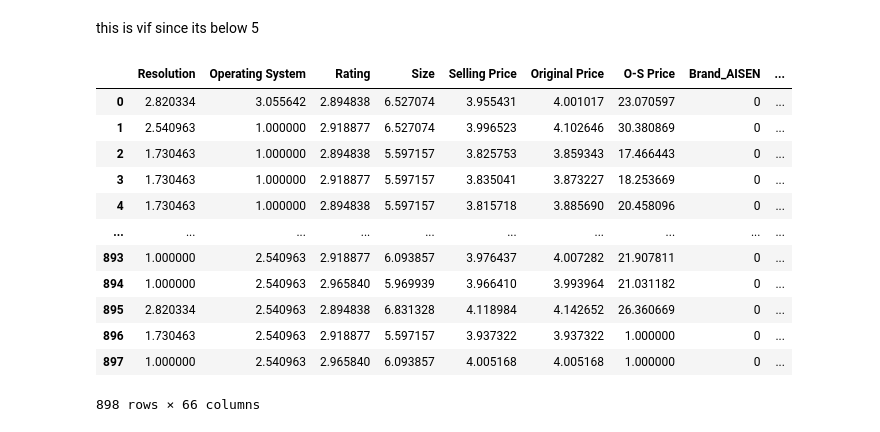
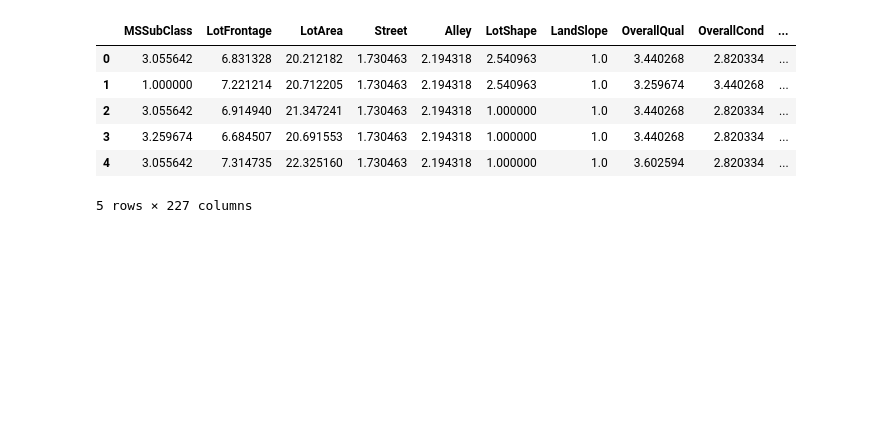
Before and after one commit to Vicepp/Predictive-Analysis, a Jupyter notebook: Untitled.ipynb, the cells around one changed output. Cells and saved outputs as stored; diff of their text form; code cells hidden in the pictures; blank space fills up the shorter version.

```diff
--- a/Untitled.ipynb
+++ b/Untitled.ipynb
@@ -317,2 +404,0 @@ df["Selling Price"] = np.log1p(df["Selling Price"])
-# %%
-df["Original Price"] = np.log1p(df["Original Price"])
@@ -334,0 +405,9 @@ df
+# %%
+ibe= LabelEncoder()
+encodecolumns = ("FireplaceQu","BsmtQual","BsmtCond","ExterQual","ExterCond","HeatingQC","GarageQual",
+                "GarageCond","PoolQC","KitchenQual","BsmtFinType1","BsmtFinType2","Functional","Fence",
+                "BsmtExposure","GarageFinish","LandSlope","LotShape","PavedDrive","Street","Alley",
+                "CentralAir","MSSubClass","OverallCond","YrSold","MoSold")
+for i in encodecolumns :
+    ibe.fit(list(df[i].values))
+    df[i] = ibe.transform(list(df[i].values))
@@ -335,7 +440,6 @@ df
 # %%
-from scipy.stats import skew
-numeric= df.dtypes[df.dtypes != "object"].index
-skewed_var = df[numeric].apply(lambda x: skew(x.dropna())).sort_values(ascending=False)
-skewness=pd.DataFrame({"Skewed Feautures" : skewed_var})
-skewness
+num = df.dtypes[df.dtypes !="object"].index
+skewed_var= df[num].apply(lambda x:skew(x.dropna())).sort_values(ascending= False)
+skw=pd.DataFrame({"Skewed Features": skewed_var})
+skw
 # %% [output]
@@ -350,7 +465,6 @@ skewness
 # %%
-from scipy.special import boxcox1p
-skewness= skewness[abs(skewness) > 0.75]
-skew_var2 = skewness.index
-for i in skew_var2 :
-    df[i] = boxcox1p(df[i], 0.15)
+skw= skw[abs(skw)>0.75]
+skw_var2= skw.index
+for i in skw_var2:
+    df[i]= boxcox1p(df[i], 0.15)
     df[i] +=1
@@ -380,20 +471,12 @@ vif
-# %% [markdown]
-this is vif since its below 5
 # %%
 df = pd.get_dummies(df)
 # %%
-df
+df.head()
 # %% [output]
-|  | Resolution | Operating System | Rating | Size | Selling Price | Original Price | O-S Price | Brand_AISEN | ... |
-| 0 | 2.820334 | 3.055642 | 2.894838 | 6.527074 | 3.955431 | 4.001017 | 23.070597 | 0 | ... |
-| 1 | 2.540963 | 1.000000 | 2.918877 | 6.527074 | 3.996523 | 4.102646 | 30.380869 | 0 | ... |
-| 2 | 1.730463 | 1.000000 | 2.894838 | 5.597157 | 3.825753 | 3.859343 | 17.466443 | 0 | ... |
-| 3 | 1.730463 | 1.000000 | 2.918877 | 5.597157 | 3.835041 | 3.873227 | 18.253669 | 0 | ... |
-| 4 | 1.730463 | 1.000000 | 2.894838 | 5.597157 | 3.815718 | 3.885690 | 20.458096 | 0 | ... |
-| ... | ... | ... | ... | ... | ... | ... | ... | ... | ... |
-| 893 | 1.000000 | 2.540963 | 2.918877 | 6.093857 | 3.976437 | 4.007282 | 21.907811 | 0 | ... |
-| 894 | 1.000000 | 2.540963 | 2.965840 | 5.969939 | 3.966410 | 3.993964 | 21.031182 | 0 | ... |
-| 895 | 2.820334 | 2.540963 | 2.894838 | 6.831328 | 4.118984 | 4.142652 | 26.360669 | 0 | ... |
-| 896 | 1.730463 | 2.540963 | 2.918877 | 5.597157 | 3.937322 | 3.937322 | 1.000000 | 0 | ... |
-| 897 | 1.000000 | 2.540963 | 2.965840 | 6.093857 | 4.005168 | 4.005168 | 1.000000 | 0 | ... |
+|  | MSSubClass | LotFrontage | LotArea | Street | Alley | LotShape | LandSlope | OverallQual | OverallCond | ... |
+| 0 | 3.055642 | 6.831328 | 20.212182 | 1.730463 | 2.194318 | 2.540963 | 1.0 | 3.440268 | 2.820334 | ... |
+| 1 | 1.000000 | 7.221214 | 20.712205 | 1.730463 | 2.194318 | 2.540963 | 1.0 | 3.259674 | 3.440268 | ... |
+| 2 | 3.055642 | 6.914940 | 21.347241 | 1.730463 | 2.194318 | 1.000000 | 1.0 | 3.440268 | 2.820334 | ... |
+| 3 | 3.259674 | 6.684507 | 20.691553 | 1.730463 | 2.194318 | 1.000000 | 1.0 | 3.440268 | 2.820334 | ... |
+| 4 | 3.055642 | 7.314735 | 22.325160 | 1.730463 | 2.194318 | 1.000000 | 1.0 | 3.602594 | 2.820334 | ... |
-898 rows × 66 columns
+5 rows × 227 columns
```
Also changed, not shown: parts of 180 cells of this notebook, 1 other file.
